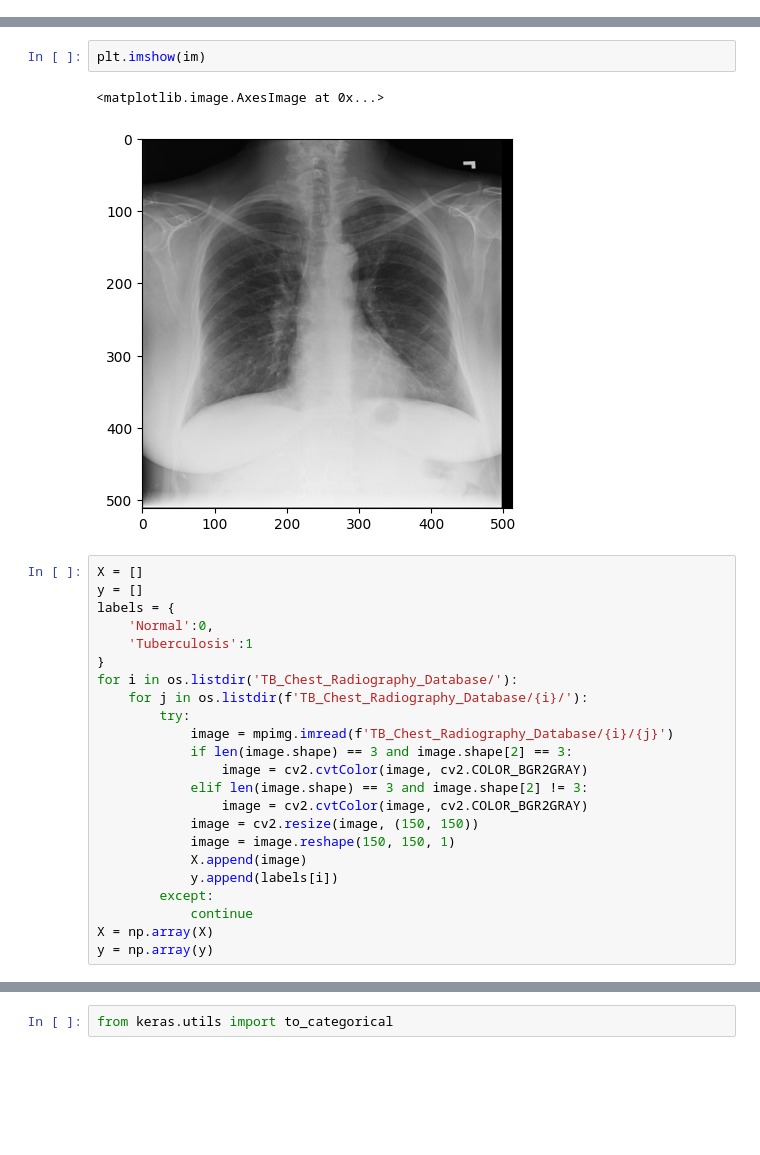
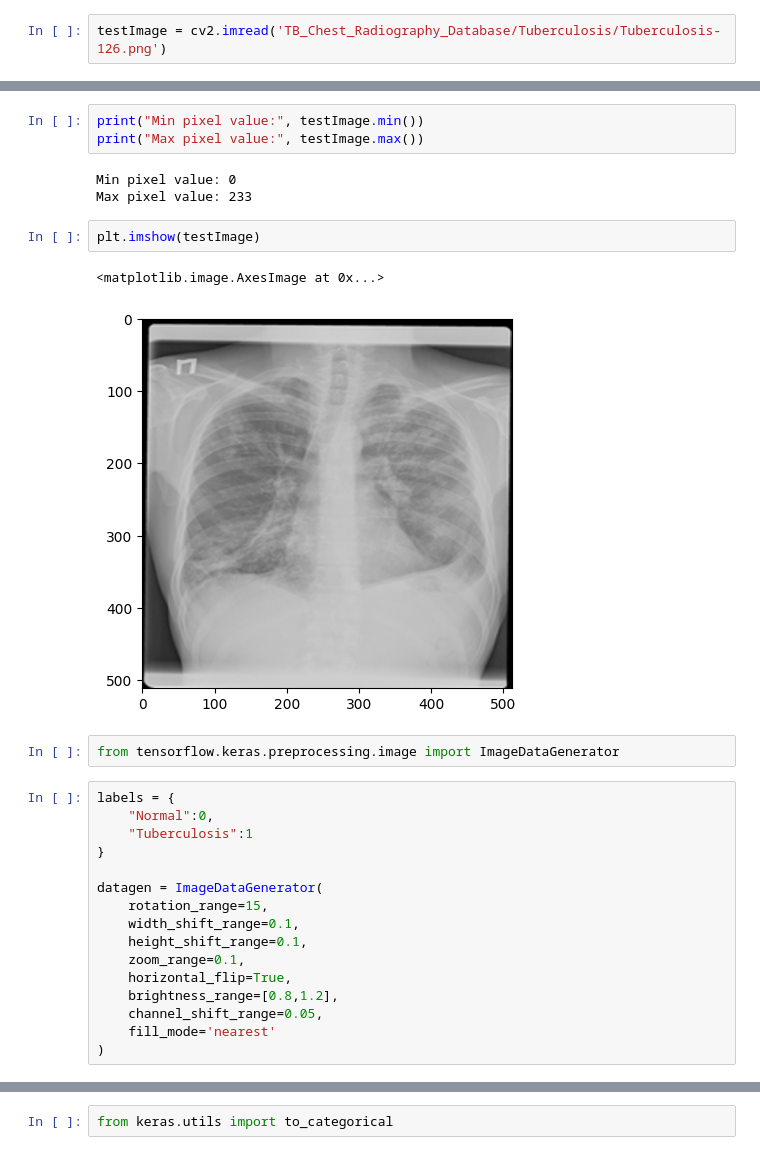
Before and after one commit to StepanKarapetyan/Tuberculosis-X-ray-Detection-AI-Project, a Jupyter notebook: Tuberculosis.ipynb, the cells around one changed output, grey strips where cells are left out. Saved outputs shown, nothing was run; the diff lists cells and outputs as text; blank space fills up the shorter version.

```diff
--- a/Tuberculosis.ipynb
+++ b/Tuberculosis.ipynb
@@ -34,0 +9,2 @@ array([[[0.00784314, 0.00784314, 0.00784314],
+# %%
+testImage = cv2.imread('TB_Chest_Radiography_Database/Tuberculosis/Tuberculosis-126.png')
@@ -35,28 +31,29 @@ array([[[0.00784314, 0.00784314, 0.00784314],
+# %%
+print("Min pixel value:", testImage.min())
+print("Max pixel value:", testImage.max())
+# %% [output]
+Min pixel value: 0
+Max pixel value: 233
 # %%
-plt.imshow(im)
+plt.imshow(testImage)
 # %% [output]
 <matplotlib.image.AxesImage at 0x...>
-[figure, old version]
+[figure, new version]
-# %%
-X = []
-y = []
-labels = {
-    'Normal':0,
-    'Tuberculosis':1
-}
-for i in os.listdir('TB_Chest_Radiography_Database/'):
-    for j in os.listdir(f'TB_Chest_Radiography_Database/{i}/'):
-        try:
-            image = mpimg.imread(f'TB_Chest_Radiography_Database/{i}/{j}')
-            if len(image.shape) == 3 and image.shape[2] == 3:
-                image = cv2.cvtColor(image, cv2.COLOR_BGR2GRAY)
-            elif len(image.shape) == 3 and image.shape[2] != 3:
-                image = cv2.cvtColor(image, cv2.COLOR_BGR2GRAY)
-            image = cv2.resize(image, (150, 150))
-            image = image.reshape(150, 150, 1)
-            X.append(image)
-            y.append(labels[i])
-        except:
-            continue
-X = np.array(X)
-y = np.array(y)
+# %%
+from tensorflow.keras.preprocessing.image import ImageDataGenerator
+# %%
+labels = {
+    "Normal":0,
+    "Tuberculosis":1
+}
+
+datagen = ImageDataGenerator(
+    rotation_range=15,
+    width_shift_range=0.1,
+    height_shift_range=0.1,
+    zoom_range=0.1,
+    horizontal_flip=True,
+    brightness_range=[0.8,1.2],
+    channel_shift_range=0.05,
+    fill_mode='nearest'
+)
```
Also changed, not shown: parts of 47 cells of this notebook, 7 other files.
